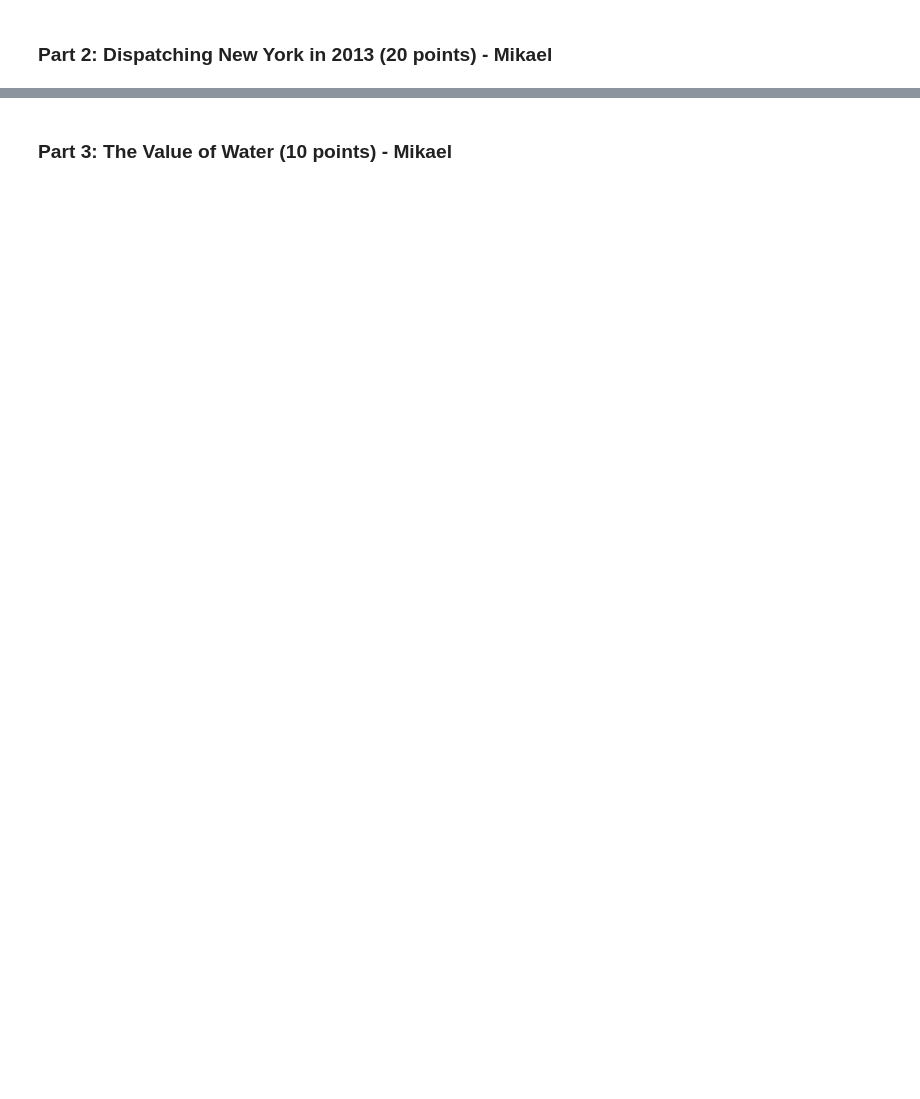
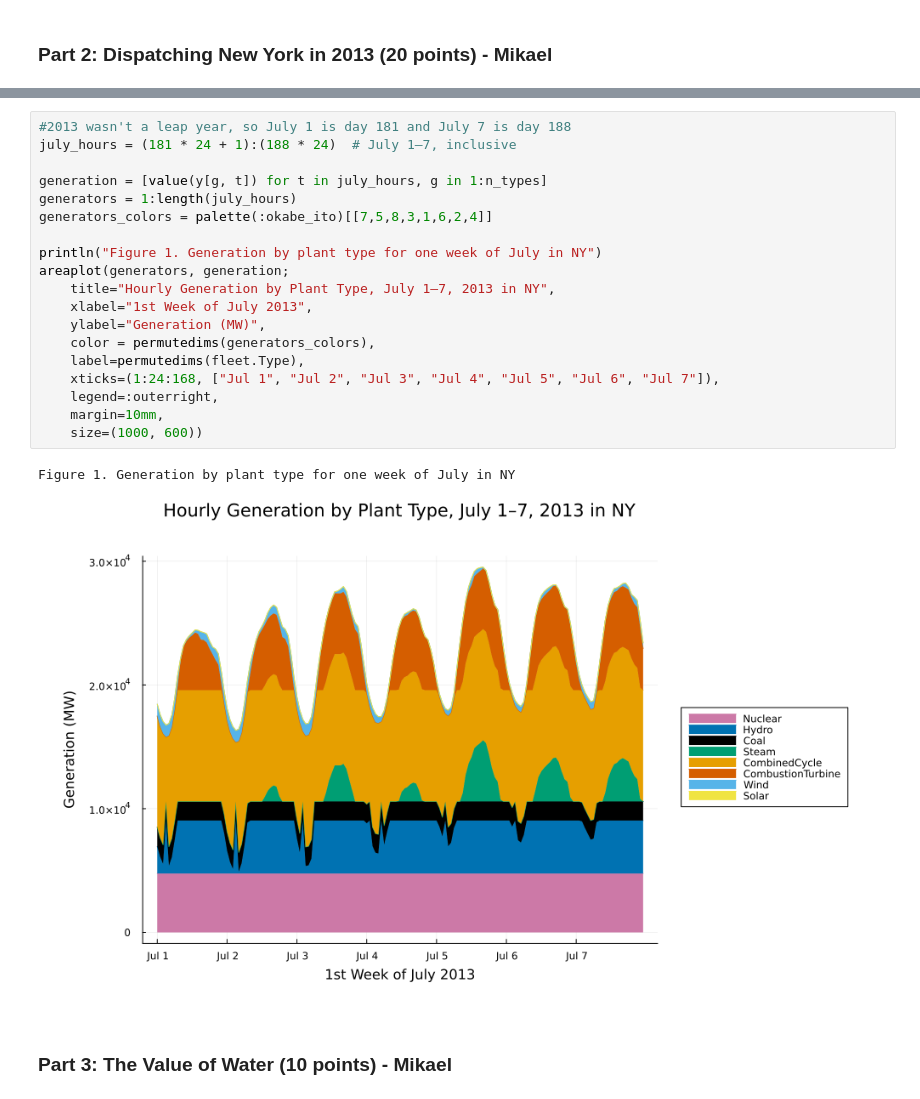
Before and after one commit to gchen8888/mp02, a Jupyter notebook: mp02.ipynb, the cells around one changed output, grey strips where cells are left out. Saved outputs shown, nothing was run; the diff lists cells and outputs as text; blank space fills up the shorter version.

```diff
--- a/mp02.ipynb
+++ b/mp02.ipynb
@@ -193,3 +288,25 @@ Explain how the model uses hydro, given its annual budget.
+# %%
+#2013 wasn't a leap year, so July 1 is day 181 and July 7 is day 188
+july_hours = (181 * 24 + 1):(188 * 24)  # July 1–7, inclusive
+
+generation = [value(y[g, t]) for t in july_hours, g in 1:n_types]
+generators = 1:length(july_hours)
+generators_colors = palette(:okabe_ito)[[7,5,8,3,1,6,2,4]]
+
+println("Figure 1. Generation by plant type for one week of July in NY")
+areaplot(generators, generation;
+    title="Hourly Generation by Plant Type, July 1–7, 2013 in NY",
+    xlabel="1st Week of July 2013",
+    ylabel="Generation (MW)",
+    color = permutedims(generators_colors),
+    label=permutedims(fleet.Type),
+    xticks=(1:24:168, ["Jul 1", "Jul 2", "Jul 3", "Jul 4", "Jul 5", "Jul 6", "Jul 7"]),
+    legend=:outerright,
+    margin=10mm,
+    size=(1000, 600))
+# %% [output]
+Figure 1. Generation by plant type for one week of July in NY
+[figure, added]
 # %% [markdown]
 ### Part 3: The Value of Water (10 points) - Mikael
 # %% [markdown]
```
Also changed, not shown: parts of 10 cells of this notebook, 2 other files.
